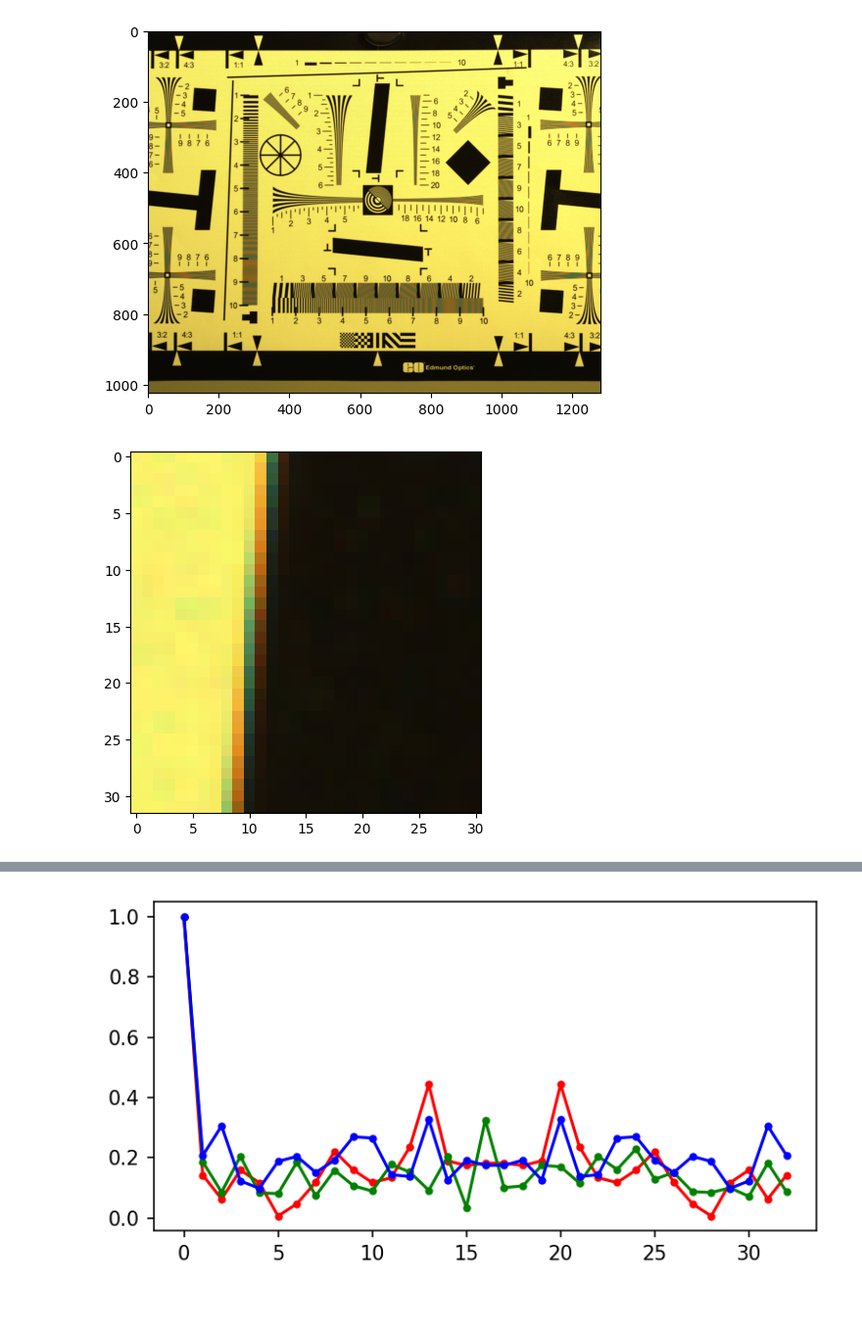
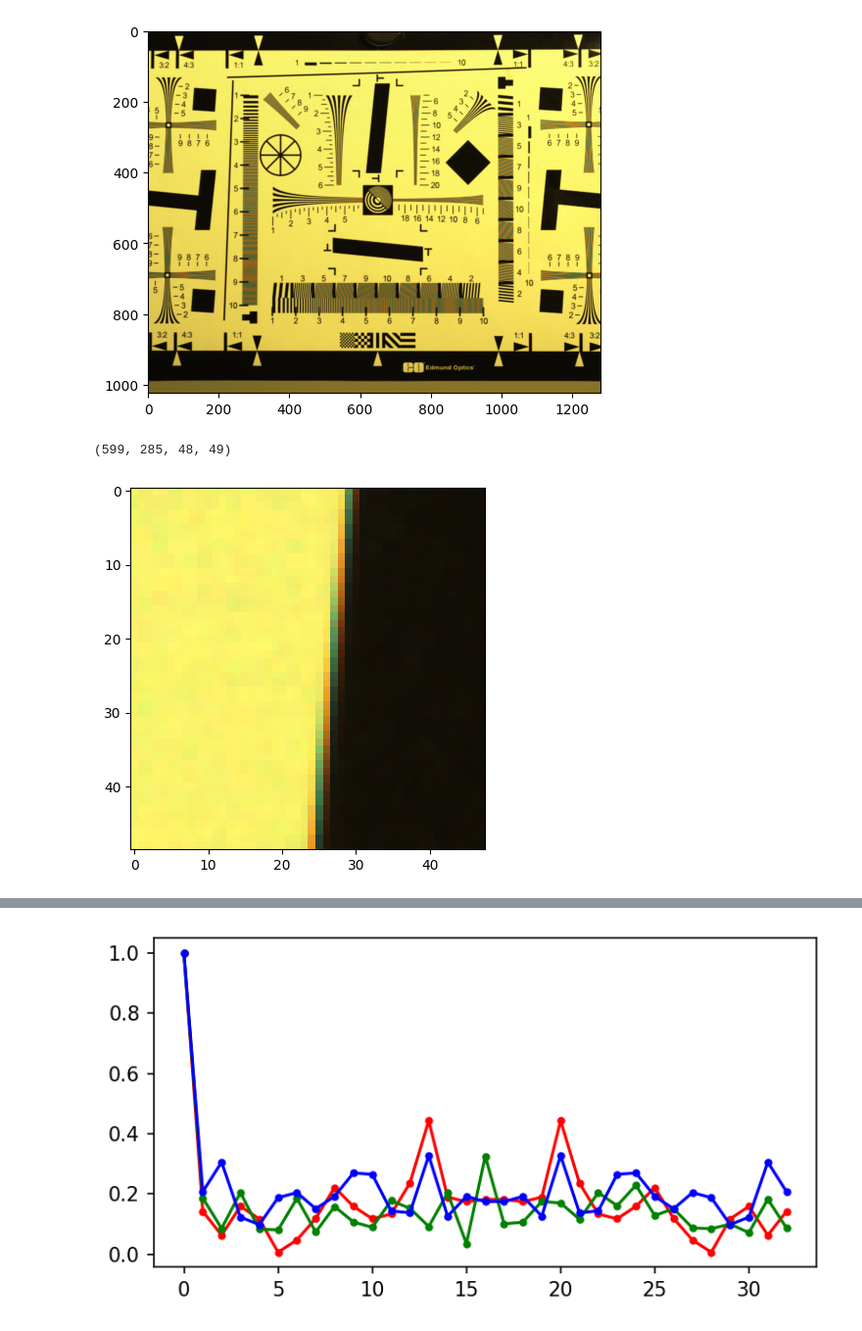
Before and after one commit to kennethmleo/Physics301-Optical-Payload-Characterization, a Jupyter notebook: Activity 06 - Abberation Measurement/Activity_06_Chromatic Abberation.ipynb, the cells around one changed output, grey strips where cells are left out. Shown at 98% size. Drawn from its saved outputs; the diff is of its cells as text; code cells hidden in the pictures; blank space fills up the shorter version.

```diff
--- a/Activity 06 - Abberation Measurement/Activity_06_Chromatic Abberation.ipynb
+++ b/Activity 06 - Abberation Measurement/Activity_06_Chromatic Abberation.ipynb
@@ -27,12 +29,15 @@ plt.show()
 # %% [output]
 [figure]
 # %%
-ROI_coords = cv2.selectROI(image)
+#ROI_coords = cv2.selectROI(image)
+ROI_coords [599, 285, 48, 49]
 ROI = image[int(ROI_coords[1]):int(ROI_coords[1] + ROI_coords[3]), int(ROI_coords[0]):int(ROI_coords[0] + ROI_coords[2])]
+print(ROI_coords)
 plt.imshow(ROI)
 plt.show()
 # %% [output]
+(599, 285, 48, 49)
-[figure, old version]
+[figure, new version]
 # %%
 ROI_R = ROI[:,:,0]
 ROI_G = ROI[:,:,1]
```
Also changed, not shown: parts of 8 cells of this notebook, 2 other files.
